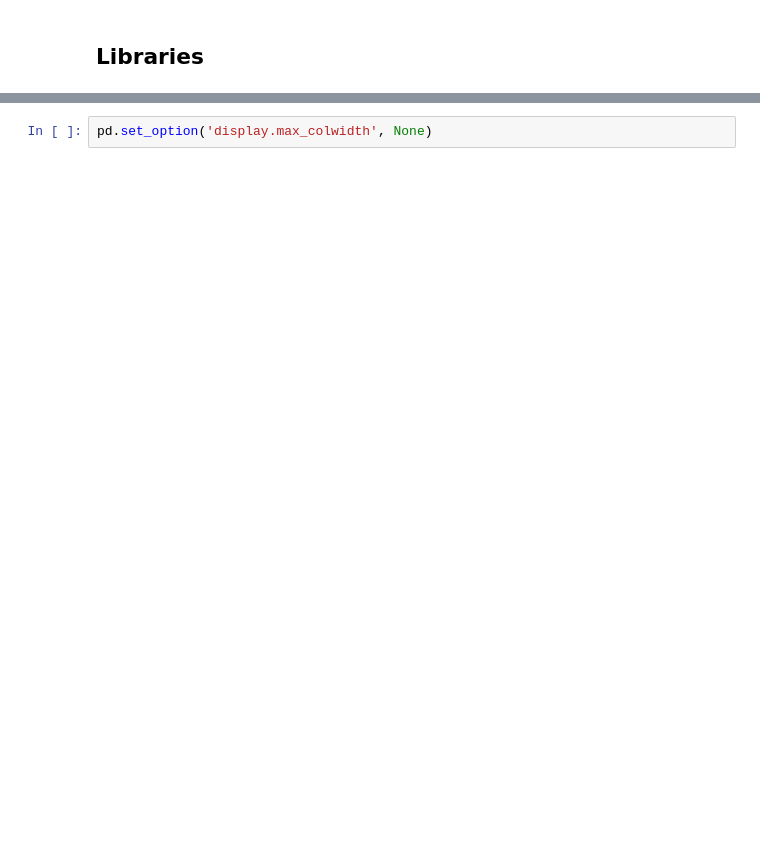
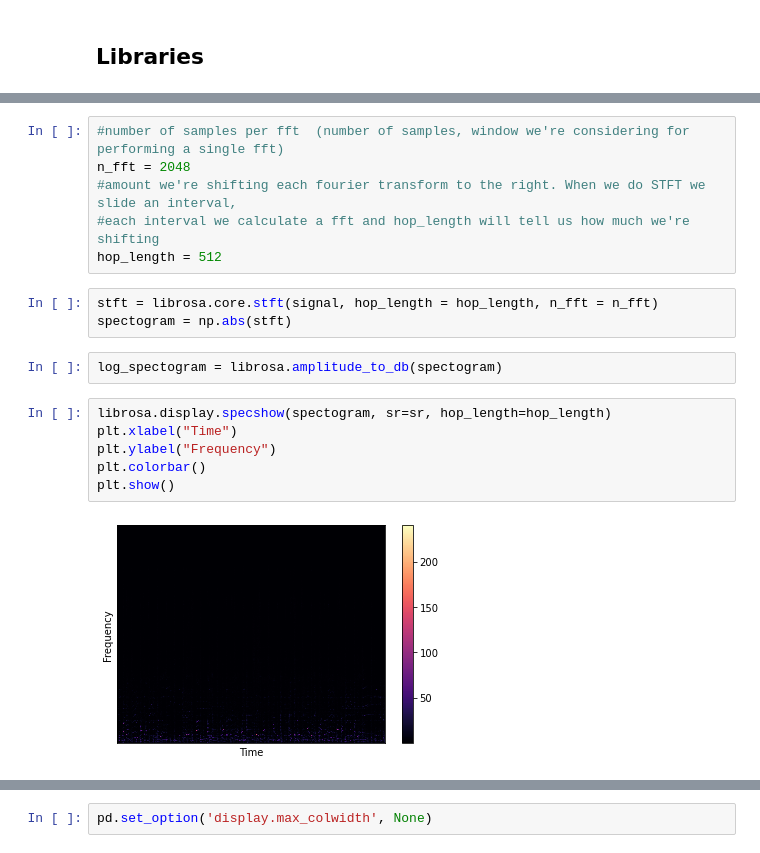
Before and after one commit to mrilyaskarimov/ADA-GW, a Jupyter notebook: Music_Genre_Classification/Music Genre Detection Using Deep Learning.ipynb, the cells around one changed output, grey strips where cells are left out. Drawn from its saved outputs; the diff is of its cells as text; blank space fills up the shorter version.

```diff
--- a/Music_Genre_Classification/Music Genre Detection Using Deep Learning.ipynb
+++ b/Music_Genre_Classification/Music Genre Detection Using Deep Learning.ipynb
@@ -63,0 +118,19 @@ import operator
+# %%
+#number of samples per fft  (number of samples, window we're considering for performing a single fft)
+n_fft = 2048
+#amount we're shifting each fourier transform to the right. When we do STFT we slide an interval,
+#each interval we calculate a fft and hop_length will tell us how much we're shifting
+hop_length = 512
+# %%
+stft = librosa.core.stft(signal, hop_length = hop_length, n_fft = n_fft)
+spectogram = np.abs(stft)
+# %%
+log_spectogram = librosa.amplitude_to_db(spectogram)
+# %%
+librosa.display.specshow(spectogram, sr=sr, hop_length=hop_length)
+plt.xlabel("Time")
+plt.ylabel("Frequency")
+plt.colorbar()
+plt.show()
+# %% [output]
+[figure, added]
```
Also changed, not shown: parts of 32 cells of this notebook, 4 other files.
